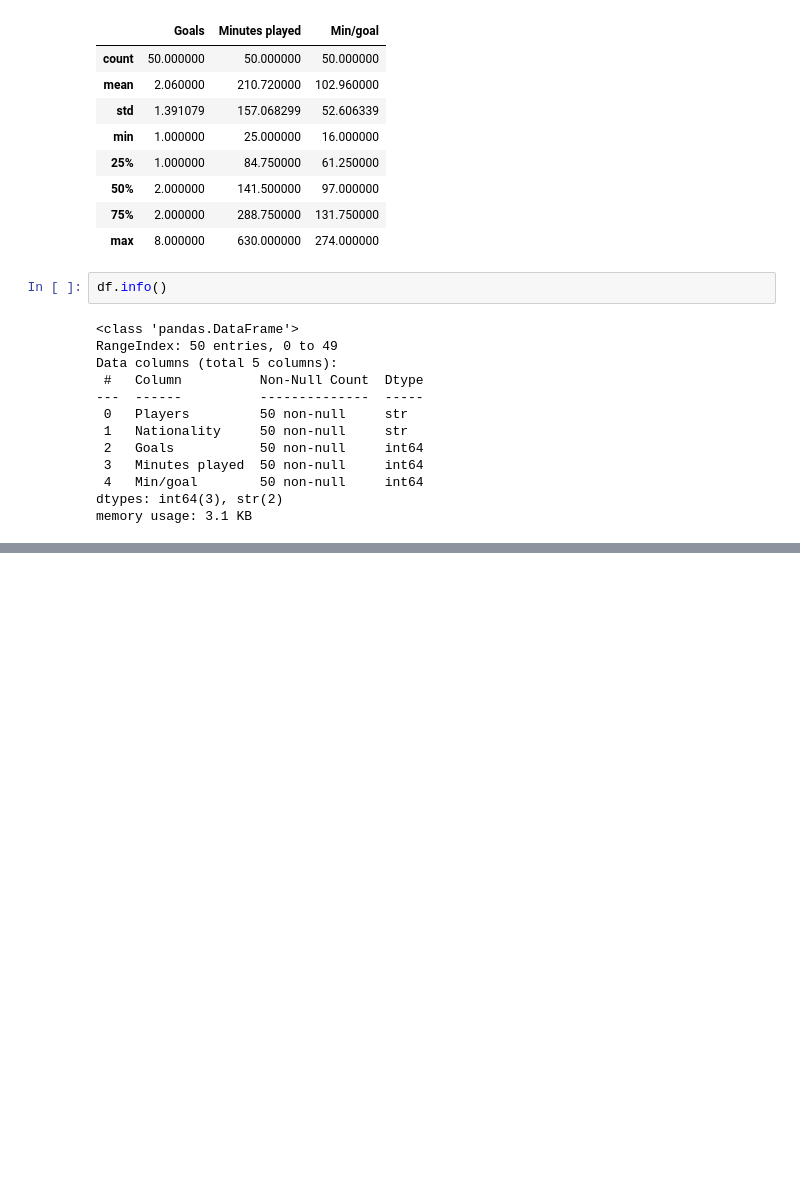
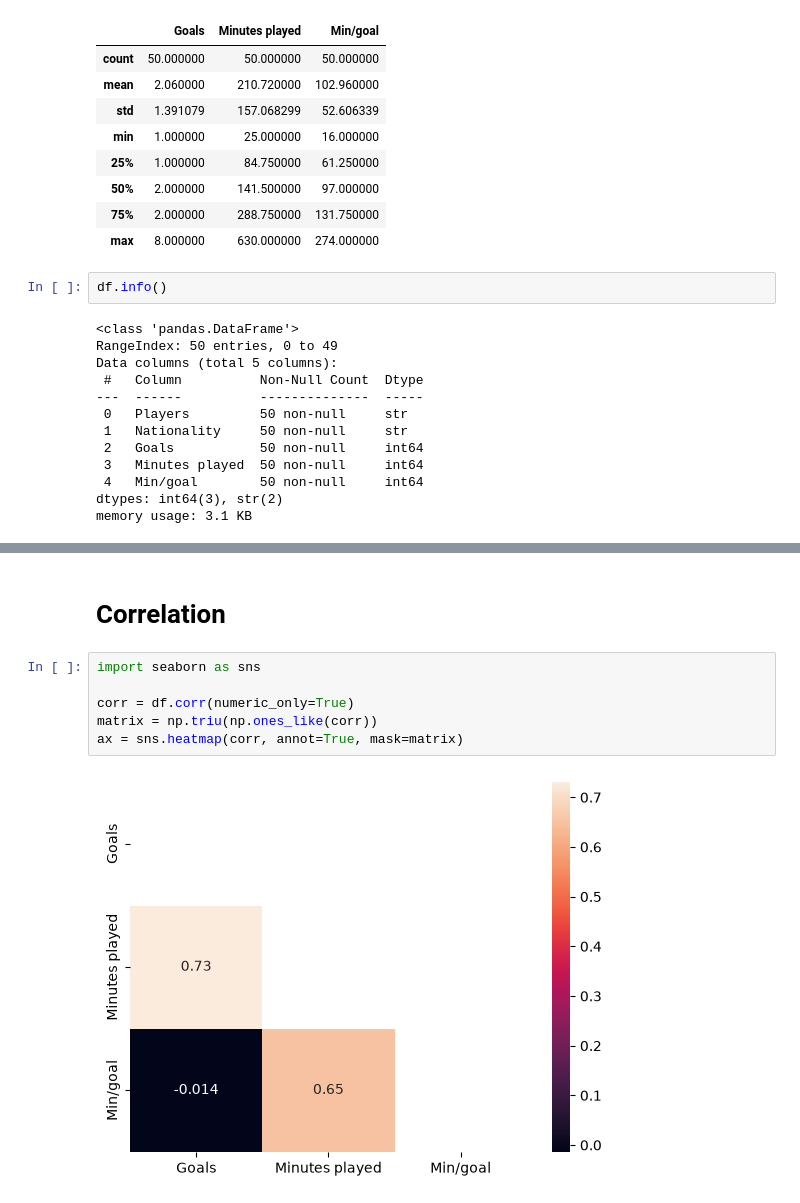
Before and after one commit to Levi-Tran1/demo_streamlit, a Jupyter notebook: Football.ipynb, the cells around one changed output, grey strips where cells are left out. Saved outputs shown, nothing was run; the diff lists cells and outputs as text; blank space fills up the shorter version.

```diff
--- a/Football.ipynb
+++ b/Football.ipynb
@@ -57,0 +60,10 @@ df.duplicated().sum()
+# %% [markdown]
+# Correlation
+# %%
+import seaborn as sns
+
+corr = df.corr(numeric_only=True)
+matrix = np.triu(np.ones_like(corr))
+ax = sns.heatmap(corr, annot=True, mask=matrix)
+# %% [output]
+[figure, added]
```
Also changed, not shown: parts of 11 cells of this notebook.
